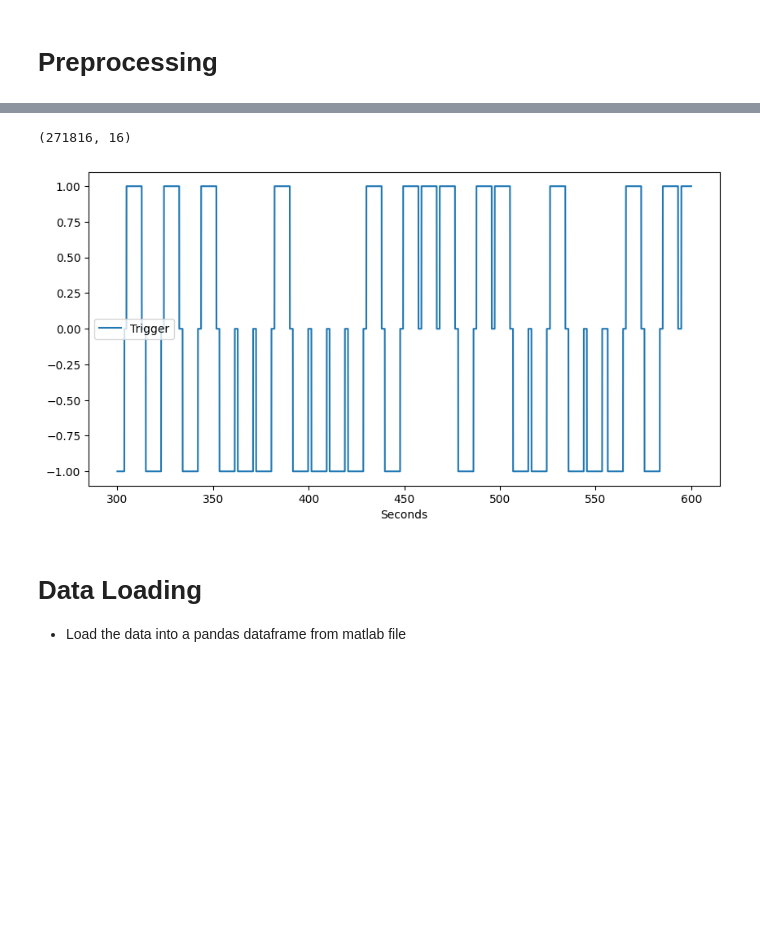
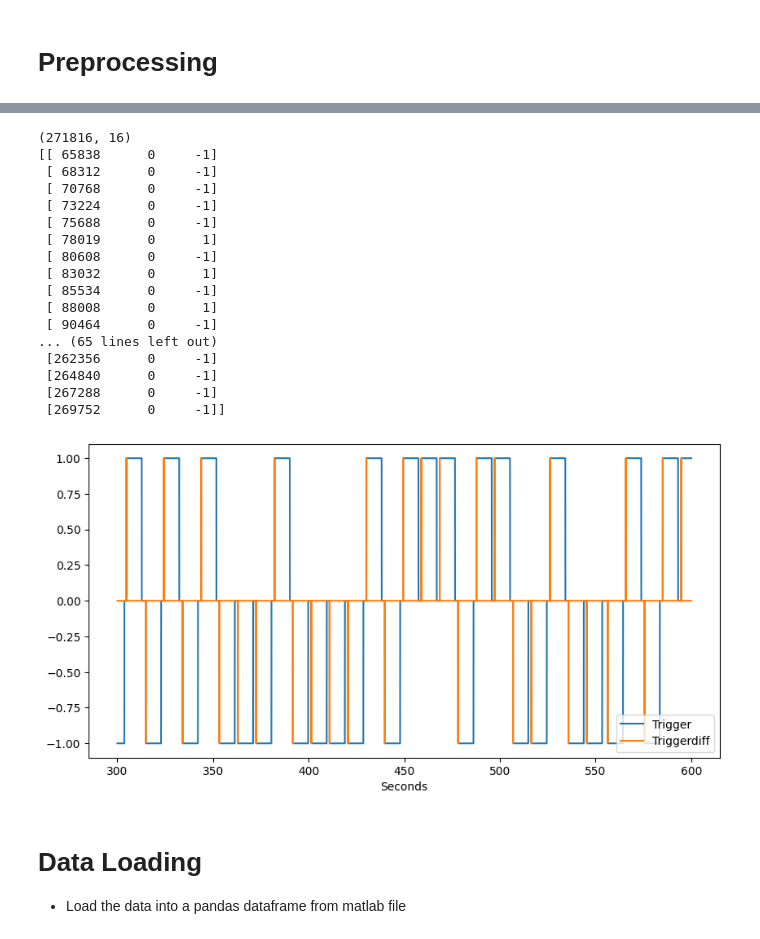
Before and after one commit to mo-gaafar/stroke-rehab-data-analysis, a Jupyter notebook: main_notebook.ipynb, the cells around one changed output, grey strips where cells are left out. Drawn from its saved outputs; the diff is of its cells as text; code cells hidden in the pictures; blank space fills up the shorter version.

```diff
--- a/main_notebook.ipynb
+++ b/main_notebook.ipynb
@@ -96,34 +96,59 @@ import numpy as np
 import matplotlib.pyplot as plt
 
 eeg_trigs = data_dict["Patient_1"]["Pre"]["Train"]["trig"][0, :]
 out_trigs = np.zeros_like(eeg_trigs)
 # find the triggers
 idx_array = []
 for i in range(len(eeg_trigs)):
     if (eeg_trigs[i] != eeg_trigs[i-1]):
         out_trigs.append(eeg_trigs[i])
         idx_array.append(i)
 
 
 plt.figure(figsize=(10, 5))
 start_samples = 256 * 60 * 5
 end_samples = 256 * 60 * 5 + start_samples
 data = data_dict["Patient_1"]["Pre"]["Train"]["y"]
 triggers = data_dict["Patient_1"]["Pre"]["Train"]["trig"]
 
 print(data.shape)
 time_axis = np.arange(start_samples, end_samples) / data_dict["Patient_1"]["Pre"]["Train"]["fs"][0][0]
 # plt.plot(time_axis, data[start_samples:end_samples, 0], label='Channel 1')
 # plt.plot(time_axis, data[start_samples:end_samples, 1], label='Channel 2')
+
 plt.plot(time_axis, triggers[start_samples:end_samples], label='Trigger')
+
+triggerd = np.zeros_like(triggers, dtype=int)
+triggerd[1:] = ((triggers[1:]-triggers[:-1])!=0) * (triggers[1:]!=0)
+triggerd[triggerd!=0] = triggers[triggerd!=0]
+events = np.column_stack((np.argwhere(triggerd)[:,0], np.zeros(sum(triggerd!=0), dtype=int),triggerd[triggerd!=0]))
+print(events)
+
+plt.plot(time_axis, triggerd[start_samples:end_samples], label='Triggerdiff')
 
 plt.xlabel('Seconds')
 plt.legend()
 
 plt.show()
 # %% [output]
 (271816, 16)
+[[ 65838      0     -1]
+ [ 68312      0     -1]
+ [ 70768      0     -1]
+ [ 73224      0     -1]
+ [ 75688      0     -1]
+ [ 78019      0      1]
+ [ 80608      0     -1]
+ [ 83032      0      1]
+ [ 85534      0     -1]
+ [ 88008      0      1]
+ [ 90464      0     -1]
+... (65 lines left out)
+ [262356      0     -1]
+ [264840      0     -1]
+ [267288      0     -1]
+ [269752      0     -1]]
-[figure, old version]
+[figure, new version]
 # %% [markdown]
 # Data Loading
 - Load the data into a pandas dataframe from matlab file
```
Also changed, not shown: parts of 1 cell of this notebook, 2 other files.
